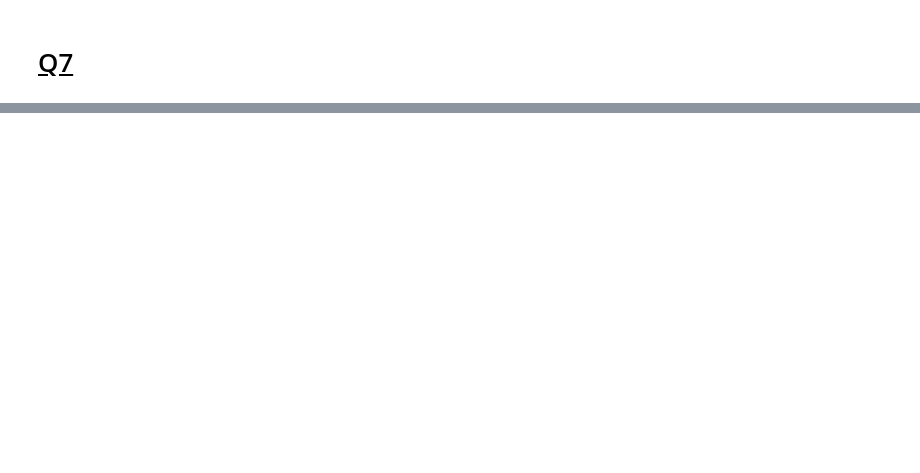
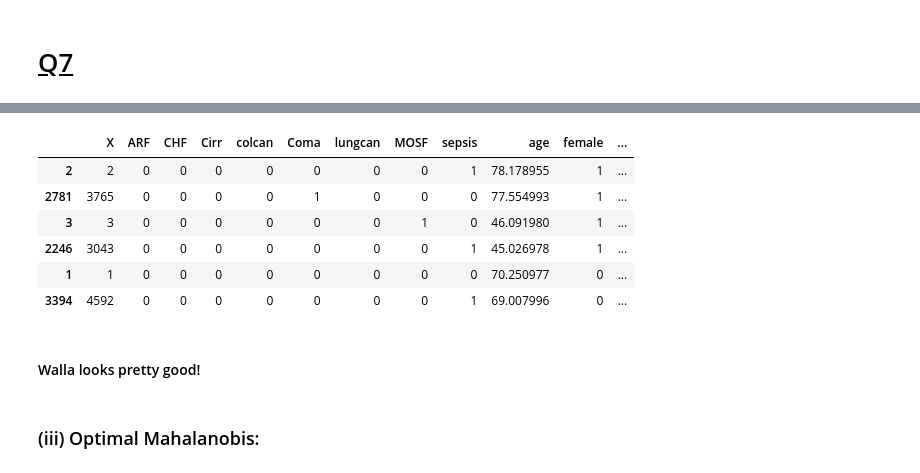
Before and after one commit to theitush/causal-inference, a Jupyter notebook: HW2/HW2.ipynb, the cells around one changed output, grey strips where cells are left out. Cells and saved outputs as stored; diff of their text form; code cells hidden in the pictures; blank space fills up the shorter version.

```diff
--- a/HW2/HW2.ipynb
+++ b/HW2/HW2.ipynb
@@ -362,0 +464,14 @@ simulate_datasets(num_of_datasets=1000, sample_size=2500, with_interaction=True)
+# %%
+show_first_3_matches('nn_maha')
+# %% [output]
+|  | X | ARF | CHF | Cirr | colcan | Coma | lungcan | MOSF | sepsis | age | female | ... |
+| 2 | 2 | 0 | 0 | 0 | 0 | 0 | 0 | 0 | 1 | 78.178955 | 1 | ... |
+| 2781 | 3765 | 0 | 0 | 0 | 0 | 1 | 0 | 0 | 0 | 77.554993 | 1 | ... |
+| 3 | 3 | 0 | 0 | 0 | 0 | 0 | 0 | 1 | 0 | 46.091980 | 1 | ... |
+| 2246 | 3043 | 0 | 0 | 0 | 0 | 0 | 0 | 0 | 1 | 45.026978 | 1 | ... |
+| 1 | 1 | 0 | 0 | 0 | 0 | 0 | 0 | 0 | 0 | 70.250977 | 0 | ... |
+| 3394 | 4592 | 0 | 0 | 0 | 0 | 0 | 0 | 0 | 1 | 69.007996 | 0 | ... |
+# %% [markdown]
+#### Walla looks pretty good!
+# %% [markdown]
+### (iii) Optimal Mahalanobis:
```
Also changed, not shown: parts of 30 cells of this notebook.
